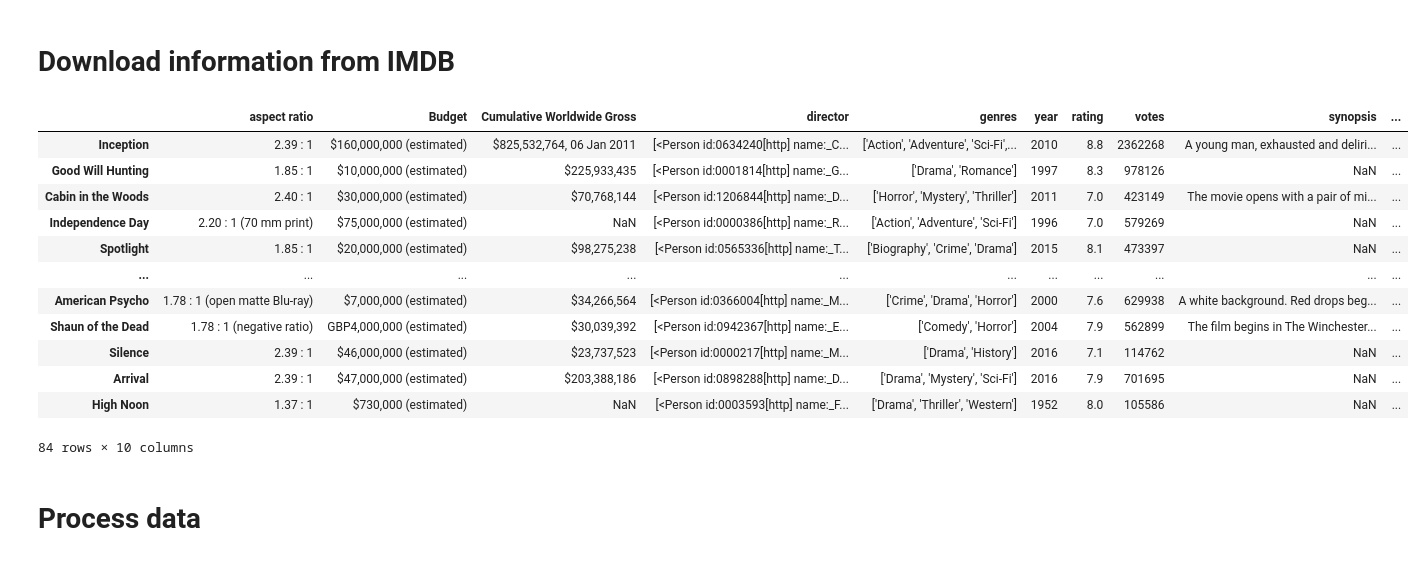
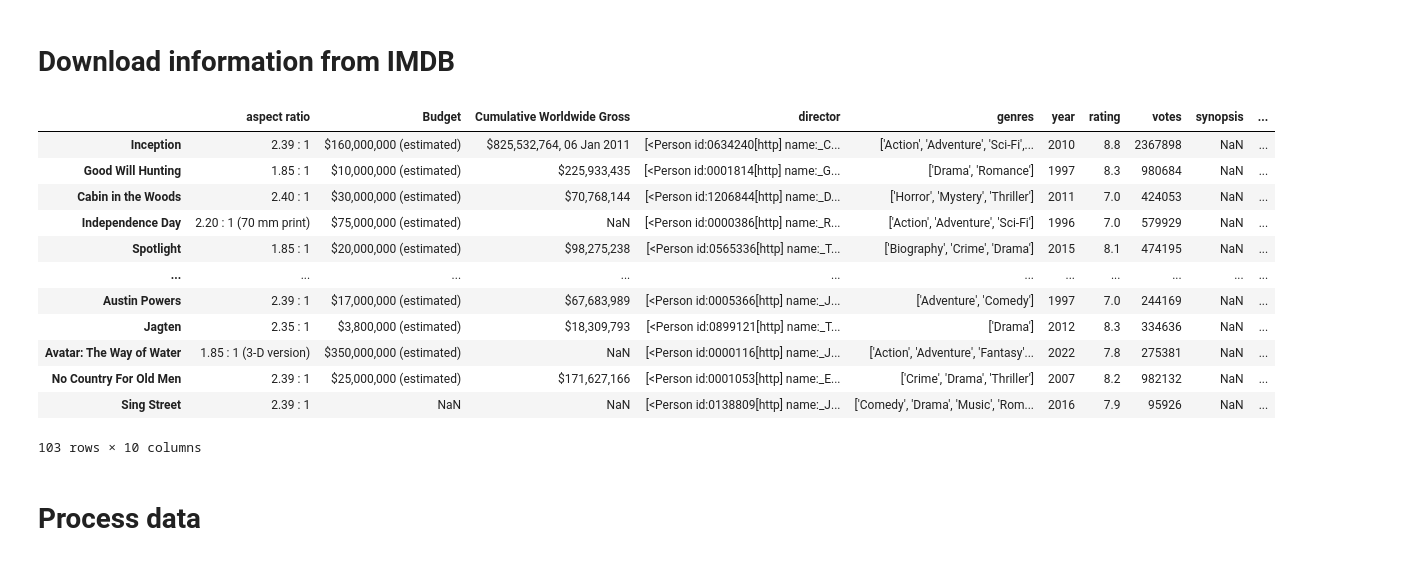
Before and after one commit to Filmavond-Science-Inc/Movie-night-dashboard, a Jupyter notebook: create_movie_dataframe.ipynb, the cells around one changed output. Cells and saved outputs as stored; diff of their text form; code cells hidden in the pictures.

```diff
--- a/create_movie_dataframe.ipynb
+++ b/create_movie_dataframe.ipynb
@@ -8,8 +8,8 @@ import re
 # Read movie dataset
 # %%
 df = pd.read_csv("Movies to watch - Ratings.csv")
-df = df.iloc[1:,[0,1,2,3,4,5,6]]
-df = df.rename(columns={'Unnamed: 0': "Film", "Unnamed: 11": "Average rating"})
+df = df.iloc[1:,[1,2,3,4,5,6,7,8,9]]
+df = df.rename(columns={'Unnamed: 1': "Film", "Unnamed: 11": "Average rating"})
 df = df.replace("DNF", np.nan)
 df
 # %% [output]
@@ -74,30 +74,30 @@ def retrieve_movie_stats(movie, interesting_stats, ia):
 # %%
 # create an instance of the Cinemagoer class
 cnm = Cinemagoer()
 
 # list interesting columns
-interesting_stats = ['aspect ratio', 'box office', 'director', 'genres', 'year', 'rating', 'votes', 'synopsis']
+columns_to_keep = ['aspect ratio', 'box office', 'director', 'genres', 'year', 'rating', 'votes', 'synopsis']
 movie_stats = {}
 for movie in df.Film.values:
-    movie_stats[movie] = retrieve_movie_stats(movie, interesting_stats, cnm)
+    movie_stats[movie] = retrieve_movie_stats(movie, columns_to_keep, cnm)
 
 movie_stats = pd.DataFrame.from_dict(movie_stats, orient="index")
 movie_stats.to_csv("movie_stats.csv")
 movie_stats
 # %% [output]
 |  | aspect ratio | Budget | Cumulative Worldwide Gross | director | genres | year | rating | votes | synopsis | ... |
-| Inception | 2.39 : 1 | $160,000,000 (estimated) | $825,532,764, 06 Jan 2011 | [<Person id:0634240[http] name:_C... | ['Action', 'Adventure', 'Sci-Fi',... | 2010 | 8.8 | 2362268 | A young man, exhausted and deliri... | ... |
-| Good Will Hunting | 1.85 : 1 | $10,000,000 (estimated) | $225,933,435 | [<Person id:0001814[http] name:_G... | ['Drama', 'Romance'] | 1997 | 8.3 | 978126 | NaN | ... |
-| Cabin in the Woods | 2.40 : 1 | $30,000,000 (estimated) | $70,768,144 | [<Person id:1206844[http] name:_D... | ['Horror', 'Mystery', 'Thriller'] | 2011 | 7.0 | 423149 | The movie opens with a pair of mi... | ... |
-| Independence Day | 2.20 : 1 (70 mm print) | $75,000,000 (estimated) | NaN | [<Person id:0000386[http] name:_R... | ['Action', 'Adventure', 'Sci-Fi'] | 1996 | 7.0 | 579269 | NaN | ... |
-| Spotlight | 1.85 : 1 | $20,000,000 (estimated) | $98,275,238 | [<Person id:0565336[http] name:_T... | ['Biography', 'Crime', 'Drama'] | 2015 | 8.1 | 473397 | NaN | ... |
+| Inception | 2.39 : 1 | $160,000,000 (estimated) | $825,532,764, 06 Jan 2011 | [<Person id:0634240[http] name:_C... | ['Action', 'Adventure', 'Sci-Fi',... | 2010 | 8.8 | 2367898 | NaN | ... |
+| Good Will Hunting | 1.85 : 1 | $10,000,000 (estimated) | $225,933,435 | [<Person id:0001814[http] name:_G... | ['Drama', 'Romance'] | 1997 | 8.3 | 980684 | NaN | ... |
+| Cabin in the Woods | 2.40 : 1 | $30,000,000 (estimated) | $70,768,144 | [<Person id:1206844[http] name:_D... | ['Horror', 'Mystery', 'Thriller'] | 2011 | 7.0 | 424053 | NaN | ... |
+| Independence Day | 2.20 : 1 (70 mm print) | $75,000,000 (estimated) | NaN | [<Person id:0000386[http] name:_R... | ['Action', 'Adventure', 'Sci-Fi'] | 1996 | 7.0 | 579929 | NaN | ... |
+| Spotlight | 1.85 : 1 | $20,000,000 (estimated) | $98,275,238 | [<Person id:0565336[http] name:_T... | ['Biography', 'Crime', 'Drama'] | 2015 | 8.1 | 474195 | NaN | ... |
 | ... | ... | ... | ... | ... | ... | ... | ... | ... | ... | ... |
-| American Psycho | 1.78 : 1 (open matte Blu-ray) | $7,000,000 (estimated) | $34,266,564 | [<Person id:0366004[http] name:_M... | ['Crime', 'Drama', 'Horror'] | 2000 | 7.6 | 629938 | A white background. Red drops beg... | ... |
-| Shaun of the Dead | 1.78 : 1 (negative ratio) | GBP4,000,000 (estimated) | $30,039,392 | [<Person id:0942367[http] name:_E... | ['Comedy', 'Horror'] | 2004 | 7.9 | 562899 | The film begins in The Winchester... | ... |
-| Silence | 2.39 : 1 | $46,000,000 (estimated) | $23,737,523 | [<Person id:0000217[http] name:_M... | ['Drama', 'History'] | 2016 | 7.1 | 114762 | NaN | ... |
-| Arrival | 2.39 : 1 | $47,000,000 (estimated) | $203,388,186 | [<Person id:0898288[http] name:_D... | ['Drama', 'Mystery', 'Sci-Fi'] | 2016 | 7.9 | 701695 | NaN | ... |
-| High Noon | 1.37 : 1 | $730,000 (estimated) | NaN | [<Person id:0003593[http] name:_F... | ['Drama', 'Thriller', 'Western'] | 1952 | 8.0 | 105586 | NaN | ... |
+| Austin Powers | 2.39 : 1 | $17,000,000 (estimated) | $67,683,989 | [<Person id:0005366[http] name:_J... | ['Adventure', 'Comedy'] | 1997 | 7.0 | 244169 | NaN | ... |
+| Jagten | 2.35 : 1 | $3,800,000 (estimated) | $18,309,793 | [<Person id:0899121[http] name:_T... | ['Drama'] | 2012 | 8.3 | 334636 | NaN | ... |
+| Avatar: The Way of Water | 1.85 : 1 (3-D version) | $350,000,000 (estimated) | NaN | [<Person id:0000116[http] name:_J... | ['Action', 'Adventure', 'Fantasy'... | 2022 | 7.8 | 275381 | NaN | ... |
+| No Country For Old Men | 2.39 : 1 | $25,000,000 (estimated) | $171,627,166 | [<Person id:0001053[http] name:_E... | ['Crime', 'Drama', 'Thriller'] | 2007 | 8.2 | 982132 | NaN | ... |
+| Sing Street | 2.39 : 1 | NaN | NaN | [<Person id:0138809[http] name:_J... | ['Comedy', 'Drama', 'Music', 'Rom... | 2016 | 7.9 | 95926 | NaN | ... |
-84 rows × 10 columns
+103 rows × 10 columns
 # %% [markdown]
 # Process data
 # %% [markdown]
```
Also changed, not shown: parts of 9 cells of this notebook, 12 other files.
